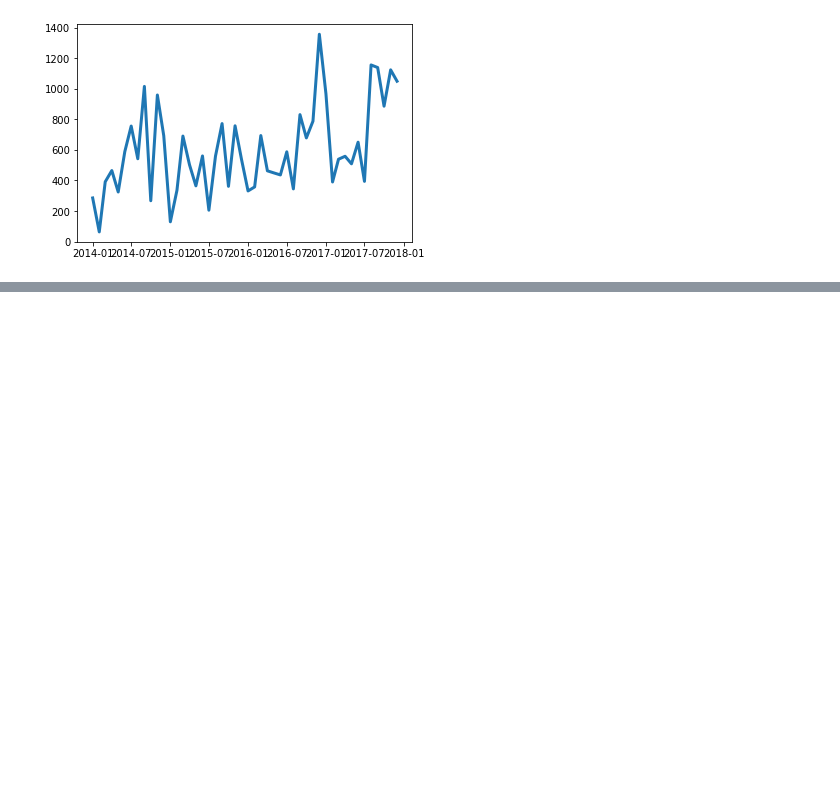
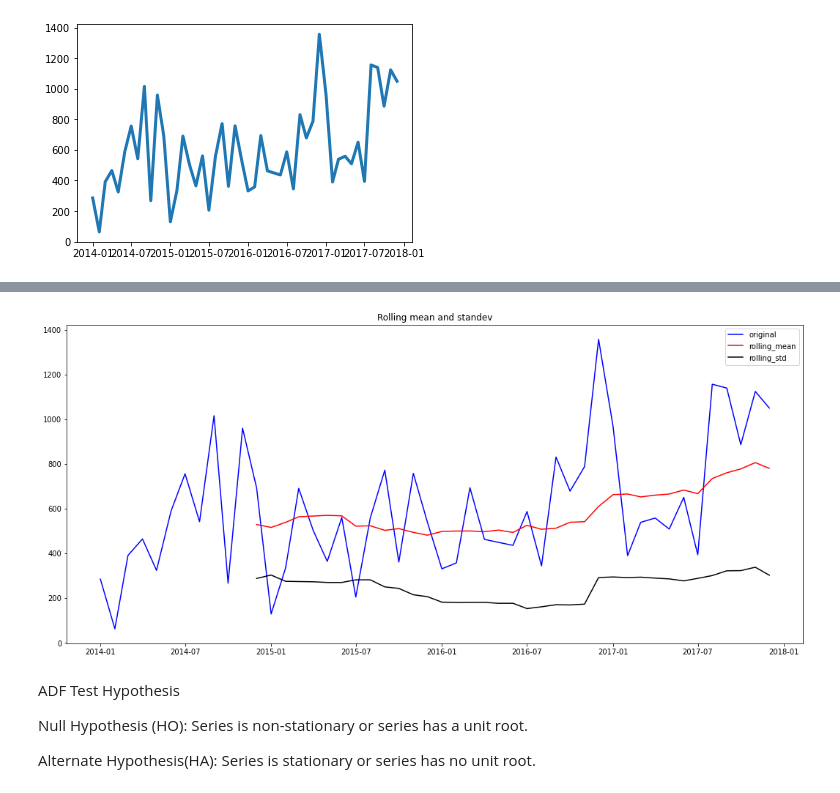
Before and after one commit to ShawnLiu119/Time-Series-SalesProj-ARIMA, a Jupyter notebook: Sales_Projection_TimeSeries.ipynb, the cells around one changed output, grey strips where cells are left out. Saved outputs shown, nothing was run; the diff lists cells and outputs as text; code cells hidden in the pictures; blank space fills up the shorter version.

```diff
--- a/Sales_Projection_TimeSeries.ipynb
+++ b/Sales_Projection_TimeSeries.ipynb
@@ -147,0 +178,20 @@ df_os_date.head()
+# %%
+##plot the rolling statistics
+
+moving_avg = df_mon_os.rolling(12).mean()
+moving_std = df_mon_os.rolling(12).std() #still the same length of periods, but the first cycle will be all 'NaN' value
+
+orig = plt.plot(df_mon_os, color='blue', label ='original')
+ma = plt.plot(moving_avg, color='red', label = 'rolling_mean')
+mstd = plt.plot(moving_std, color='black', label = 'rolling_std')
+plt.legend(loc='best')
+plt.title('Rolling mean and standev')
+plt.show()
+# %% [output]
+[figure, added]
+# %% [markdown]
+ADF Test Hypothesis
+
+Null Hypothesis (HO): Series is non-stationary or series has a unit root.
+
+Alternate Hypothesis(HA): Series is stationary or series has no unit root.
```
Also changed, not shown: parts of 10 cells of this notebook.
